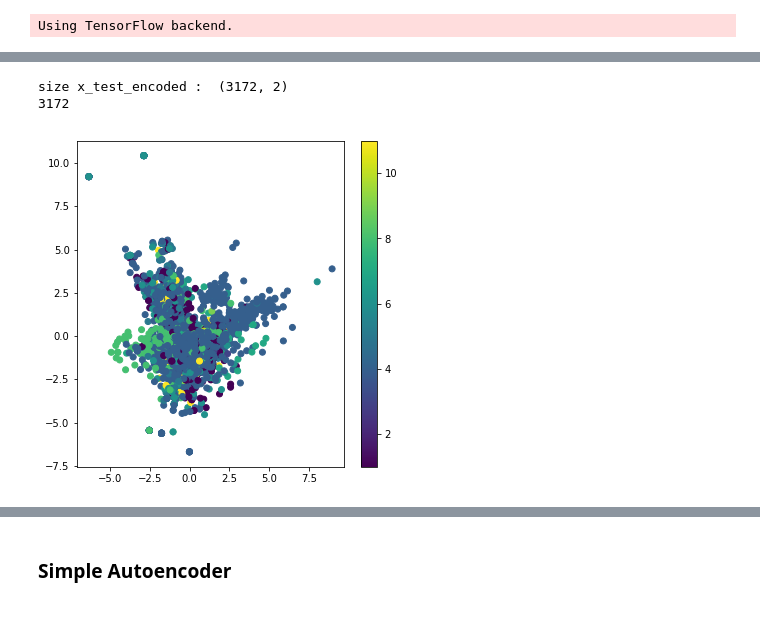
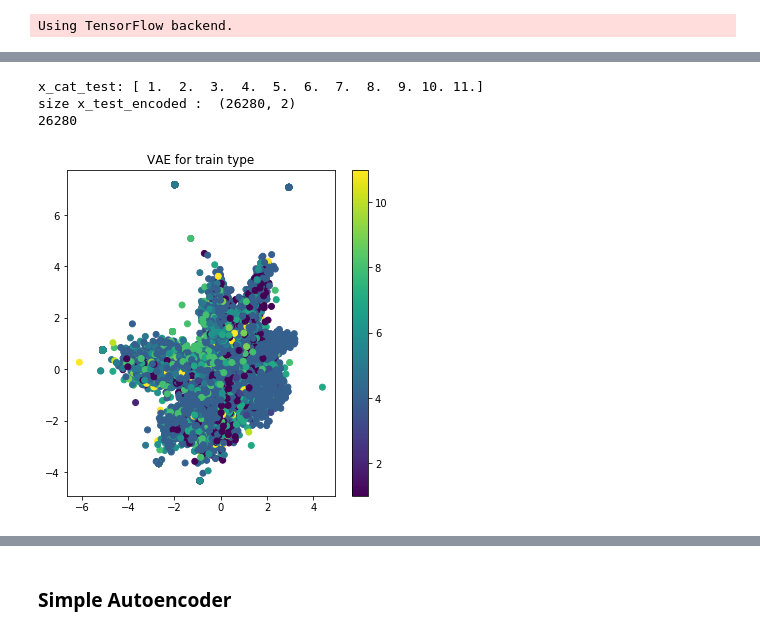
Before and after one commit to Palo-IT/petitext2-NN, a Jupyter notebook: R-NET-new-1/code/R-NET_Question_category_and_Models.ipynb, the cells around one changed output, grey strips where cells are left out. Drawn from its saved outputs; the diff is of its cells as text; code cells hidden in the pictures.

```diff
--- a/R-NET-new-1/code/R-NET_Question_category_and_Models.ipynb
+++ b/R-NET-new-1/code/R-NET_Question_category_and_Models.ipynb
@@ -128,7 +128,9 @@ data_type_test = 'test'
 MODEL_PRETRAINED_WIKI_UNIGRAMS = "/home/karim/spacework/models/wiki_unigrams.bin"
 
 emb_questions,nb_question = get_questions_embedding_sent2vec(filename_dev,data_type_dev, MODEL_PRETRAINED_WIKI_UNIGRAMS)
-x_train, x_test = get_train_test_set_from_sent2vec(data_type_dev, emb_questions)
+
+# for the moment no split because of the missing stratification
+# x_train, x_test = get_train_test_set_from_sent2vec(data_type_dev, emb_questions)
 
 # emb_questions,nb_question = get_questions_embedding_sent2vec(filename_test,data_type_test, MODEL_PRETRAINED_WIKI_UNIGRAMS)
 # x_train, x_test = get_train_test_set_from_sent2vec(data_type_test, emb_questions)
@@ -139,8 +141,9 @@ x_train, x_test = get_train_test_set_from_sent2vec(data_type_dev, emb_questions)
 print('nombre question:', nb_question)
 print('emb_questions.shape:',emb_questions.shape)
 
-print('x_train.shape:',x_train.shape)
-print('x_test.shape:',x_test.shape)
+# for the moment, no split of the data
+# print('x_train.shape:',x_train.shape)
+# print('x_test.shape:',x_test.shape)
 # %% [output]
 Start embedding sent2vec dev file
 nb_question: 10570
@@ -470,7 +530,7 @@ original_dim = 600
 
 latent_dim = 2
 
-intermediate_dim = 400
+intermediate_dim = 200
 epochs = 10
 epsilon_std = 1.0
 
@@ -567,0 +591,2 @@ Epoch 10/10
+# %%
+x_test_encoded = vae_autoencoder(x_cat_train[:,:600], x_cat_test[:,:600])
@@ -568,19 +628,30 @@ Epoch 10/10
 # %%
+print('x_cat_test:',np.unique(x_cat_test[:,600]))
+
 print('size x_test_encoded : ', x_test_encoded.shape)
 
 print(len(x_cat_test))
 plt.figure(figsize=(6, 6))
-plt.scatter(x_test_encoded[:, 0], x_test_encoded[:, 1], c=x_cat_test)
+plt.scatter(x_test_encoded[:, 0], x_test_encoded[:, 1], c=x_cat_test[:,600])
 plt.colorbar()
+# plt.title('VAE for {} type'.format(data_type_dev))
+
+# plt.savefig('images/r-net_vae_{}'.format(data_type_dev))
+
+plt.title('VAE for {} type'.format(data_type_train))
+
+plt.savefig('images/r-net_vae_{}'.format(data_type_train))
+
 plt.show()
 
 # for i in range(latent_dim):
 #     for j in range(latent_dim):
 #         plt.figure(figsize=(6, 6))
 #         plt.scatter(x_test_encoded[:, i], x_test_encoded[:, j], c=x_cat_test)
 #         plt.colorbar(ticks=range(11), label='categorie value')
 #         plt.show()
 # %% [output]
-size x_test_encoded :  (3172, 2)
-3172
+x_cat_test: [ 1.  2.  3.  4.  5.  6.  7.  8.  9. 10. 11.]
+size x_test_encoded :  (26280, 2)
+26280
-[figure, old version]
+[figure, new version]
```
Also changed, not shown: parts of 33 cells of this notebook.
